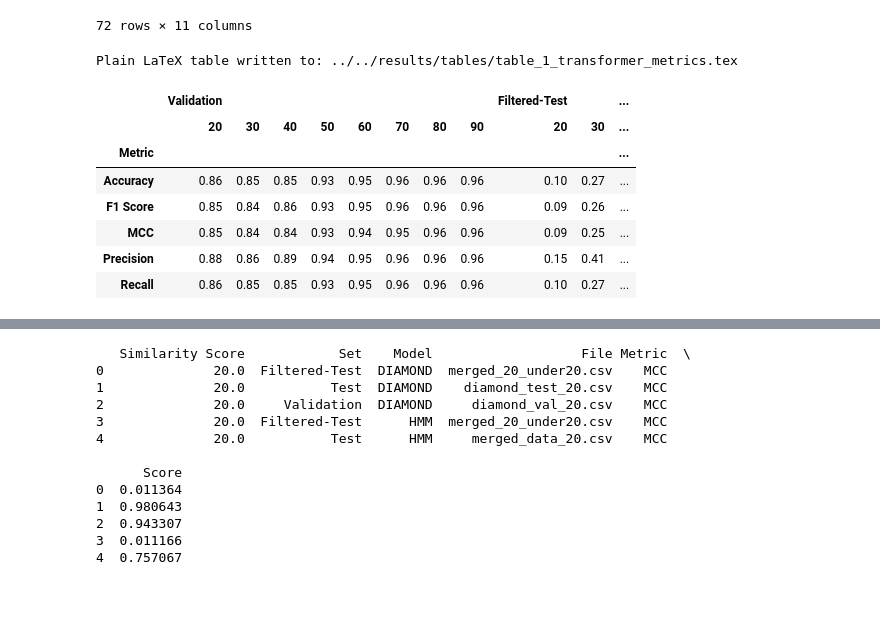
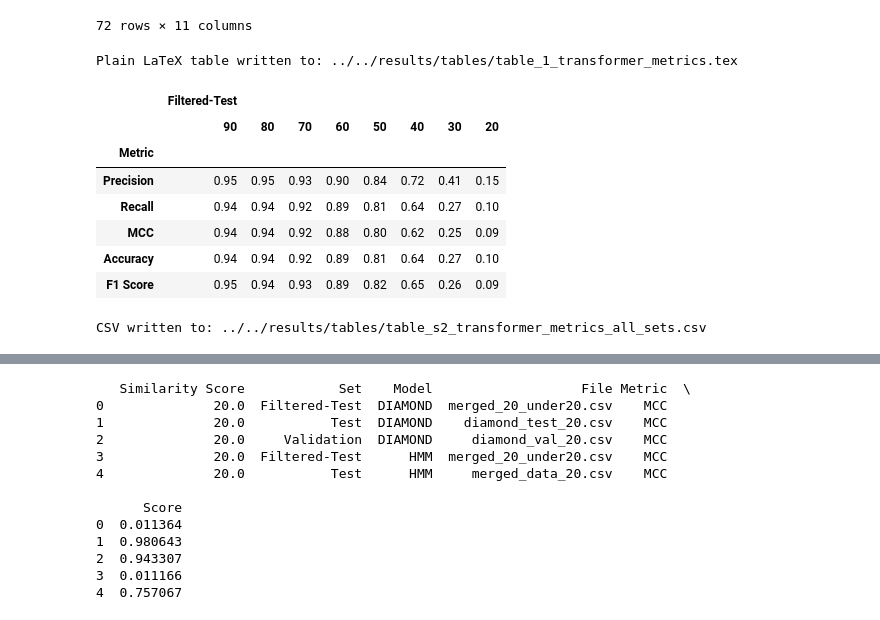
Before and after one commit to nimuh/biogeoformer, a Jupyter notebook: BioGeoFormer_manuscript/scripts/step_8_evaluating_models/8.1_performance_metric_calculations_allsets.ipynb, the cells around one changed output, grey strips where cells are left out. Cells and saved outputs as stored; diff of their text form; code cells hidden in the pictures.

```diff
--- a/BioGeoFormer_manuscript/scripts/step_8_evaluating_models/8.1_performance_metric_calculations_allsets.ipynb
+++ b/BioGeoFormer_manuscript/scripts/step_8_evaluating_models/8.1_performance_metric_calculations_allsets.ipynb
@@ -782,8 +782,8 @@ import pandas as pd
 import matplotlib.pyplot as plt
 
 # --- Configurable orders ---
-sim_order = [20, 30, 40, 50, 60, 70, 80, 90]
-set_order = ["Validation", "Filtered-Test"]
+sim_order = [90, 80, 70, 60, 50, 40, 30, 20]
+set_order = ["Filtered-Test"]
 
 # --- Filter for Transformer results ---
 transformer_df = (
@@ -812,44 +812,73 @@ publish_table = long_df.pivot_table(
 # Reindex columns to enforce Validation → Test → Filtered-Test
 desired_cols = pd.MultiIndex.from_product([set_order, sim_order], names=["Set", "Similarity Score"])
 publish_table = publish_table.reindex(columns=desired_cols)
+publish_table = publish_table.reindex(["Precision", "Recall", "MCC", "Accuracy", "F1 Score"])
+
 
 # Round and ensure two-decimal display
 publish_table = publish_table.round(2)
 publish_table.columns.names = [None, None]  # remove "Set" / "Similarity Score"
 
 # --- Custom LaTeX formatting ---
 column_format = "l|" + "r" * 8 + "|" + "r" * 8 + "|" + "r" * 8
 
 # --- Export only the table (no wrappers) ---
 latex_table = publish_table.to_latex(
     index=True,
     escape=False,
     multicolumn=True,
     multicolumn_format='c',
     bold_rows=True,
     na_rep="",
     float_format="%.2f",
     column_format=column_format,
     index_names=False,
     header=True
 )
 
 # --- Save ONLY the table ---
 output_path = "../../results/tables/table_1_transformer_metrics.tex"
 with open(output_path, "w") as f:
     f.write(latex_table)
 
 print(f"Plain LaTeX table written to: {output_path}")
 display(publish_table)
 # %% [output]
 Plain LaTeX table written to: ../../results/tables/table_1_transformer_metrics.tex
-|  | Validation |  |  |  |  |  |  |  | Filtered-Test |  | ... |
-|  | 20 | 30 | 40 | 50 | 60 | 70 | 80 | 90 | 20 | 30 | ... |
-| Metric |  |  |  |  |  |  |  |  |  |  | ... |
-| Accuracy | 0.86 | 0.85 | 0.85 | 0.93 | 0.95 | 0.96 | 0.96 | 0.96 | 0.10 | 0.27 | ... |
-| F1 Score | 0.85 | 0.84 | 0.86 | 0.93 | 0.95 | 0.96 | 0.96 | 0.96 | 0.09 | 0.26 | ... |
-| MCC | 0.85 | 0.84 | 0.84 | 0.93 | 0.94 | 0.95 | 0.96 | 0.96 | 0.09 | 0.25 | ... |
-| Precision | 0.88 | 0.86 | 0.89 | 0.94 | 0.95 | 0.96 | 0.96 | 0.96 | 0.15 | 0.41 | ... |
-| Recall | 0.86 | 0.85 | 0.85 | 0.93 | 0.95 | 0.96 | 0.96 | 0.96 | 0.10 | 0.27 | ... |
+|  | Filtered-Test |  |  |  |  |  |  |  |
+|  | 90 | 80 | 70 | 60 | 50 | 40 | 30 | 20 |
+| Metric |  |  |  |  |  |  |  |  |
+| Precision | 0.95 | 0.95 | 0.93 | 0.90 | 0.84 | 0.72 | 0.41 | 0.15 |
+| Recall | 0.94 | 0.94 | 0.92 | 0.89 | 0.81 | 0.64 | 0.27 | 0.10 |
+| MCC | 0.94 | 0.94 | 0.92 | 0.88 | 0.80 | 0.62 | 0.25 | 0.09 |
+| Accuracy | 0.94 | 0.94 | 0.92 | 0.89 | 0.81 | 0.64 | 0.27 | 0.10 |
+| F1 Score | 0.95 | 0.94 | 0.93 | 0.89 | 0.82 | 0.65 | 0.26 | 0.09 |
+# %%
+# --- Export all sets (Validation, Test, Filtered-Test) as CSV ---
+sim_order = [90, 80, 70, 60, 50, 40, 30, 20]
+set_order = ["Validation", "Test", "Filtered-Test"]
+
+all_sets_df = (
+    all_results_df
+    .query("Model == 'Transformer'")
+    .query("`Similarity Score` in @sim_order and Set in @set_order")
+    .copy()
+)
+
+# Order columns for clarity
+metric_cols = ["MCC", "Accuracy", "F1 Score", "Precision", "Recall"]
+all_sets_df = all_sets_df[["Set", "Similarity Score"] + metric_cols]
+
+# Sort by Set and Similarity Score
+all_sets_df = all_sets_df.sort_values(by=["Set", "Similarity Score"], key=lambda x: x.map(
+    {s: i for i, s in enumerate(set_order)} if x.name == "Set" else x
+))
+
+# Write to CSV
+output_csv = "../../results/tables/table_s2_transformer_metrics_all_sets.csv"
+all_sets_df.to_csv(output_csv, index=False)
+print(f"CSV written to: {output_csv}")
+# %% [output]
+CSV written to: ../../results/tables/table_s2_transformer_metrics_all_sets.csv
 # %%
 #!pip install seaborn
```
Also changed, not shown: parts of 2 cells of this notebook, 23 other files.
